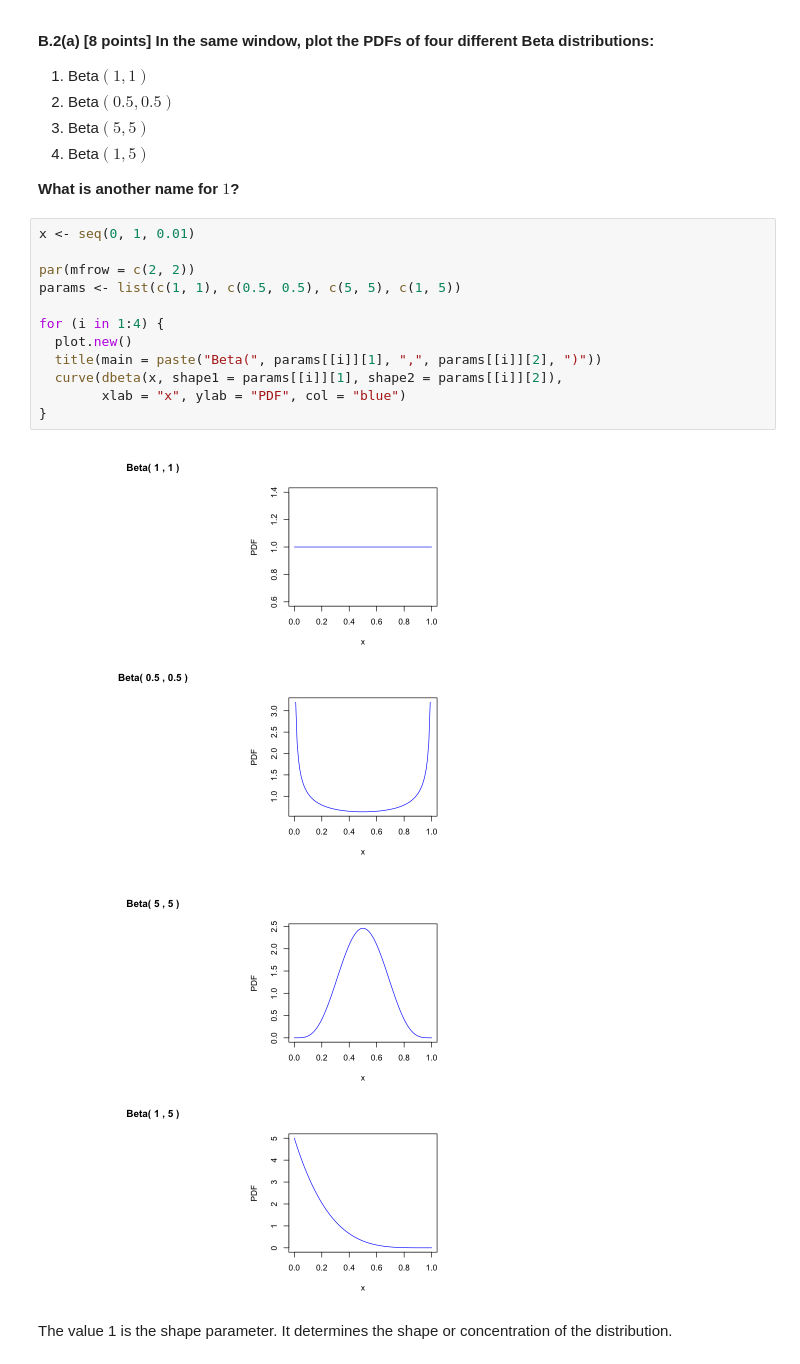
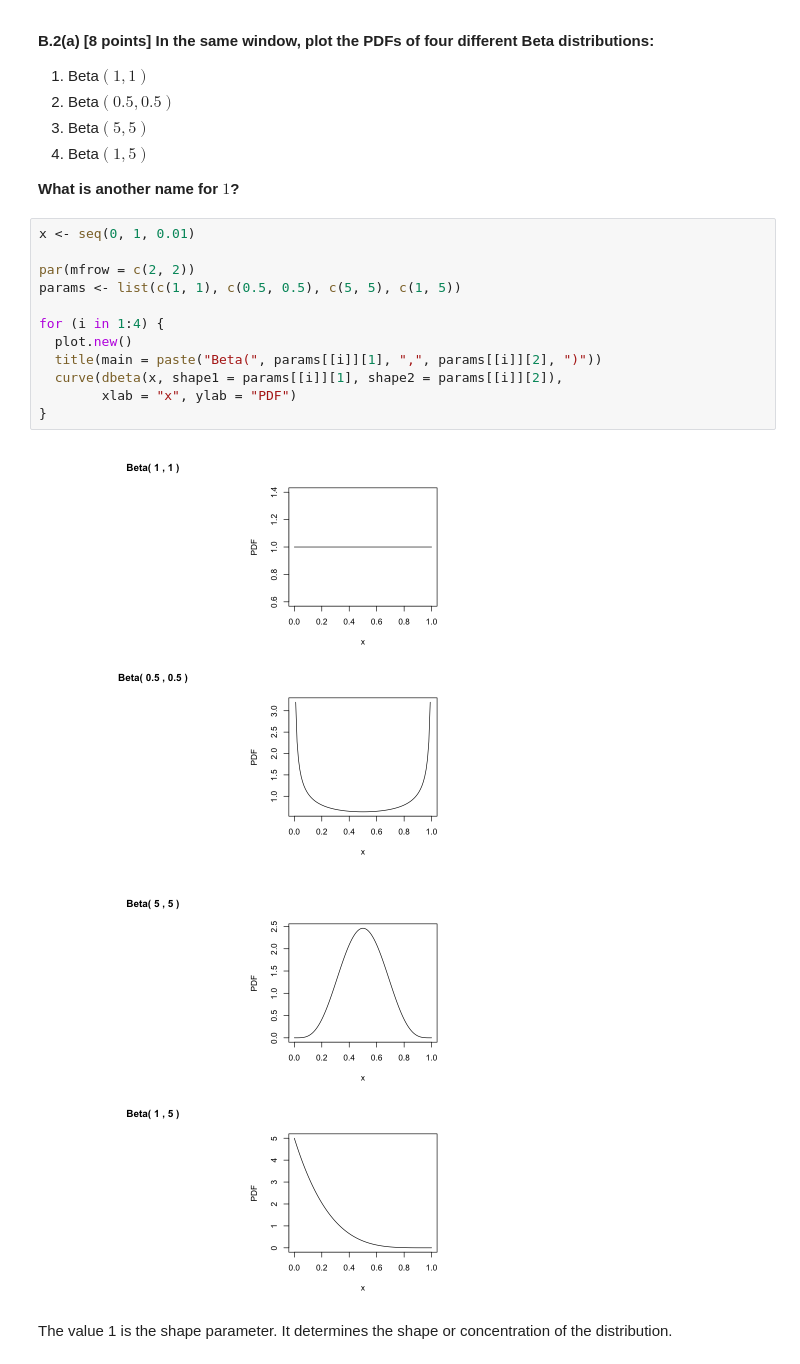
Before and after one commit to yyhufo/STAT4000, a Jupyter notebook: Homework4/STAT5000_HW4.ipynb, the cells around one changed output. Cells and saved outputs as stored; diff of their text form.

```diff
--- a/Homework4/STAT5000_HW4.ipynb
+++ b/Homework4/STAT5000_HW4.ipynb
@@ -346,18 +321,18 @@ For this problem, let's assume that the probability of an event $E$, $P(E)$, mea
 # %%
 x <- seq(0, 1, 0.01)
 
 par(mfrow = c(2, 2))
 params <- list(c(1, 1), c(0.5, 0.5), c(5, 5), c(1, 5))
 
 for (i in 1:4) {
   plot.new()
   title(main = paste("Beta(", params[[i]][1], ",", params[[i]][2], ")"))
   curve(dbeta(x, shape1 = params[[i]][1], shape2 = params[[i]][2]),
-        xlab = "x", ylab = "PDF", col = "blue")
+        xlab = "x", ylab = "PDF")
 }
 # %% [output]
-[figure, old version]
+[figure, new version]
-[figure, old version]
+[figure, new version]
 # %% [markdown]
 The value 1 is the shape parameter. It determines the shape or concentration of the distribution.
 # %% [markdown]
```
Also changed, not shown: parts of 19 cells of this notebook, 1 other file.
